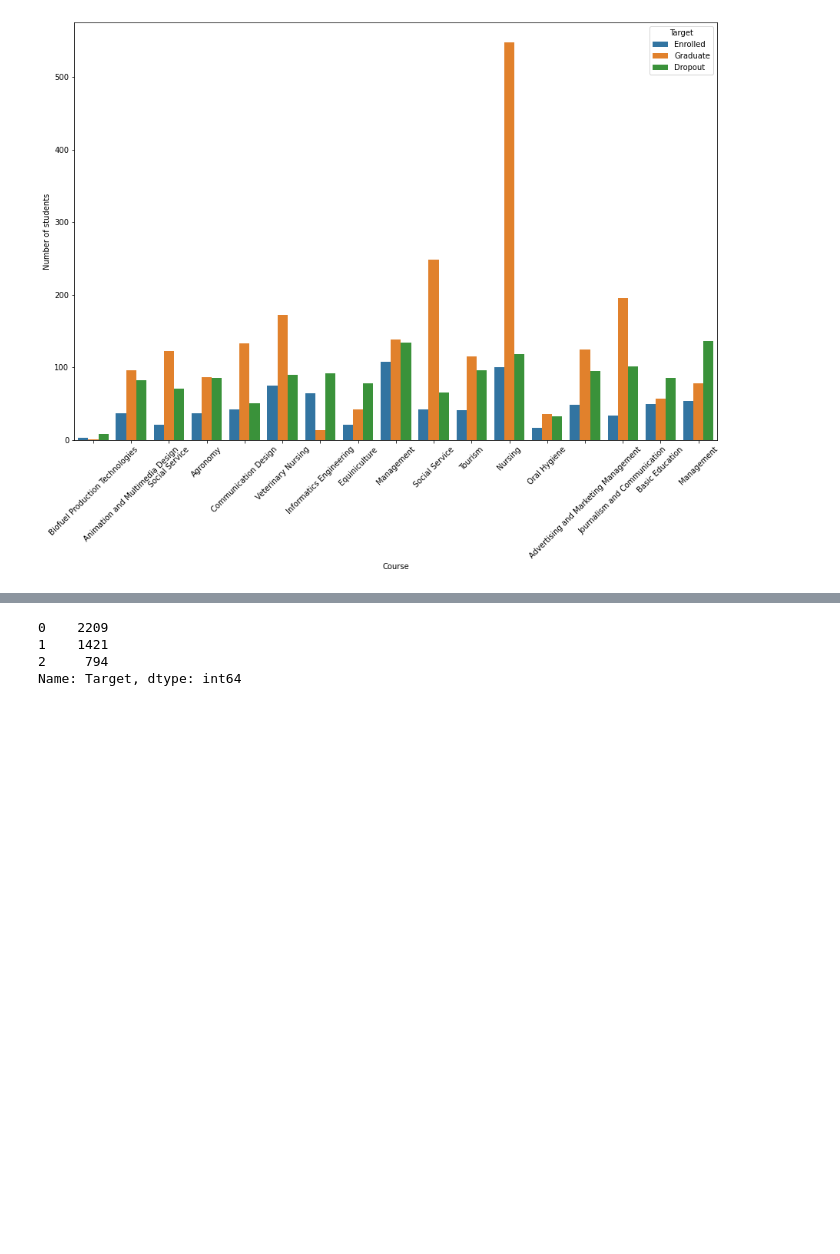
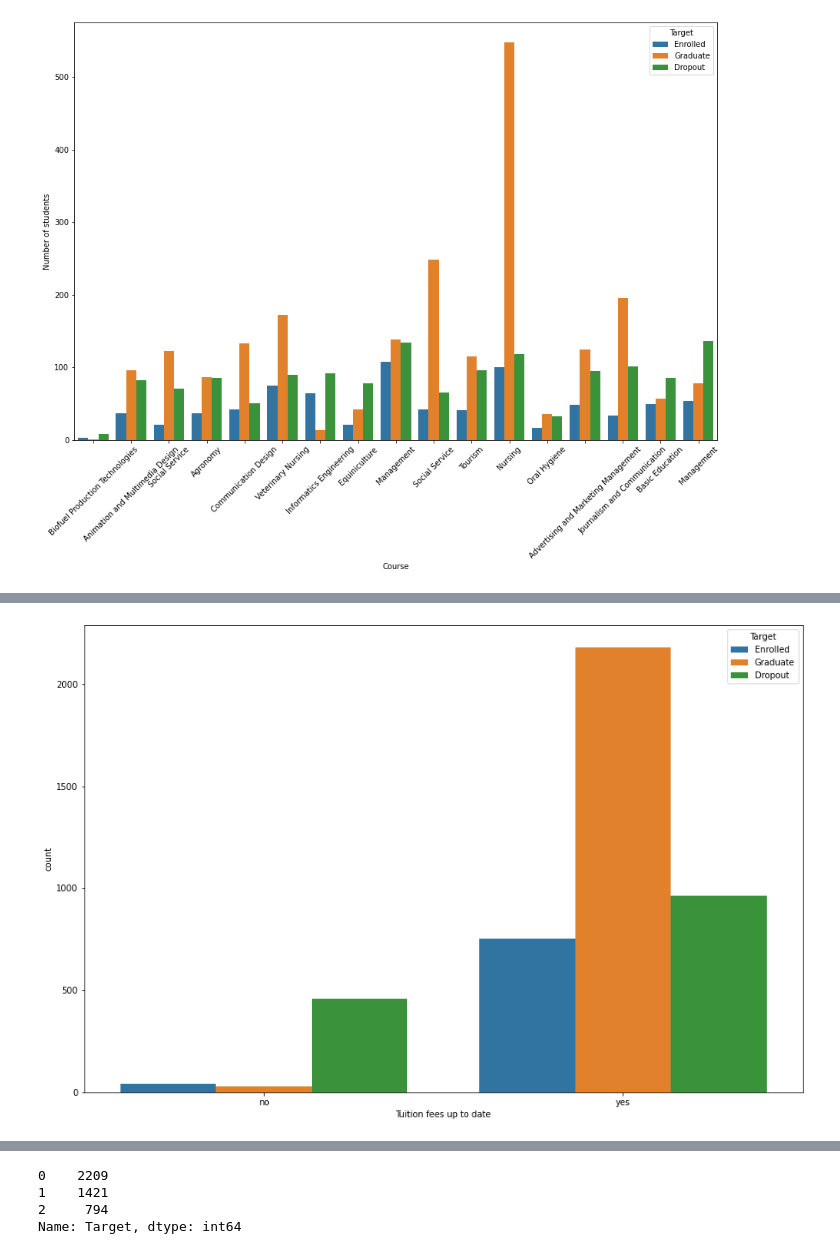
Before and after one commit to rpatil07/Machine-learning-web-app, a Jupyter notebook: predicting-dropout-rate-using-randomforest.ipynb, the cells around one changed output, grey strips where cells are left out. Cells and saved outputs as stored; diff of their text form; code cells hidden in the pictures; blank space fills up the shorter version.

```diff
--- a/predicting-dropout-rate-using-randomforest.ipynb
+++ b/predicting-dropout-rate-using-randomforest.ipynb
@@ -152,0 +182,10 @@ plt.show()
+# %%
+
+
+#Bar chart to determine the number of student who have enrolled,droped out or graduated depending on whether their tuition is paid
+plt.figure(figsize=(15,10))
+sns.countplot(x="Tuition fees up to date",data=data, hue='Target', hue_order=['Enrolled', 'Graduate','Dropout'])
+plt.xticks(ticks=[0,1], labels=['no','yes'])
+plt.show()
+# %% [output]
+[figure, added]
```
Also changed, not shown: parts of 7 cells of this notebook.
